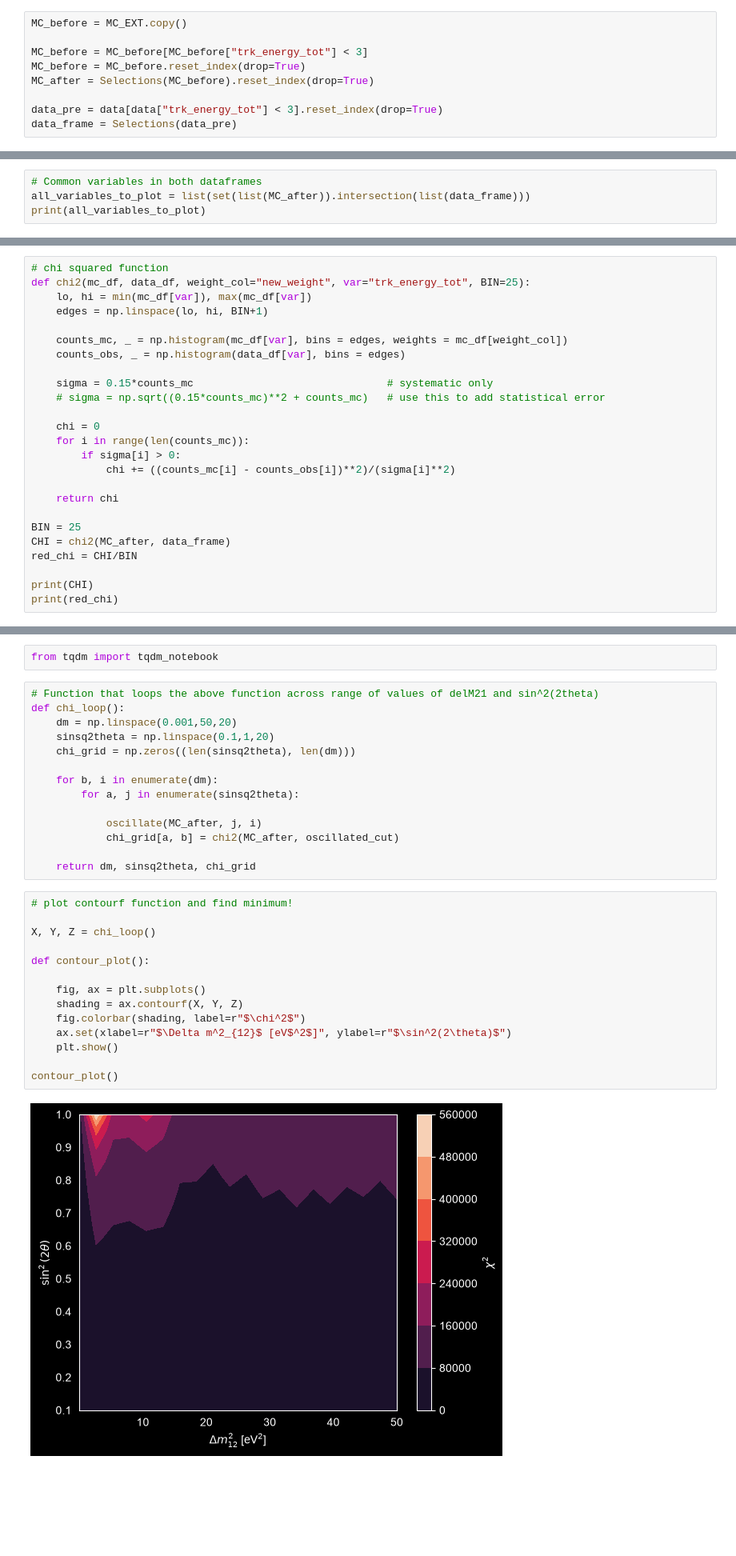
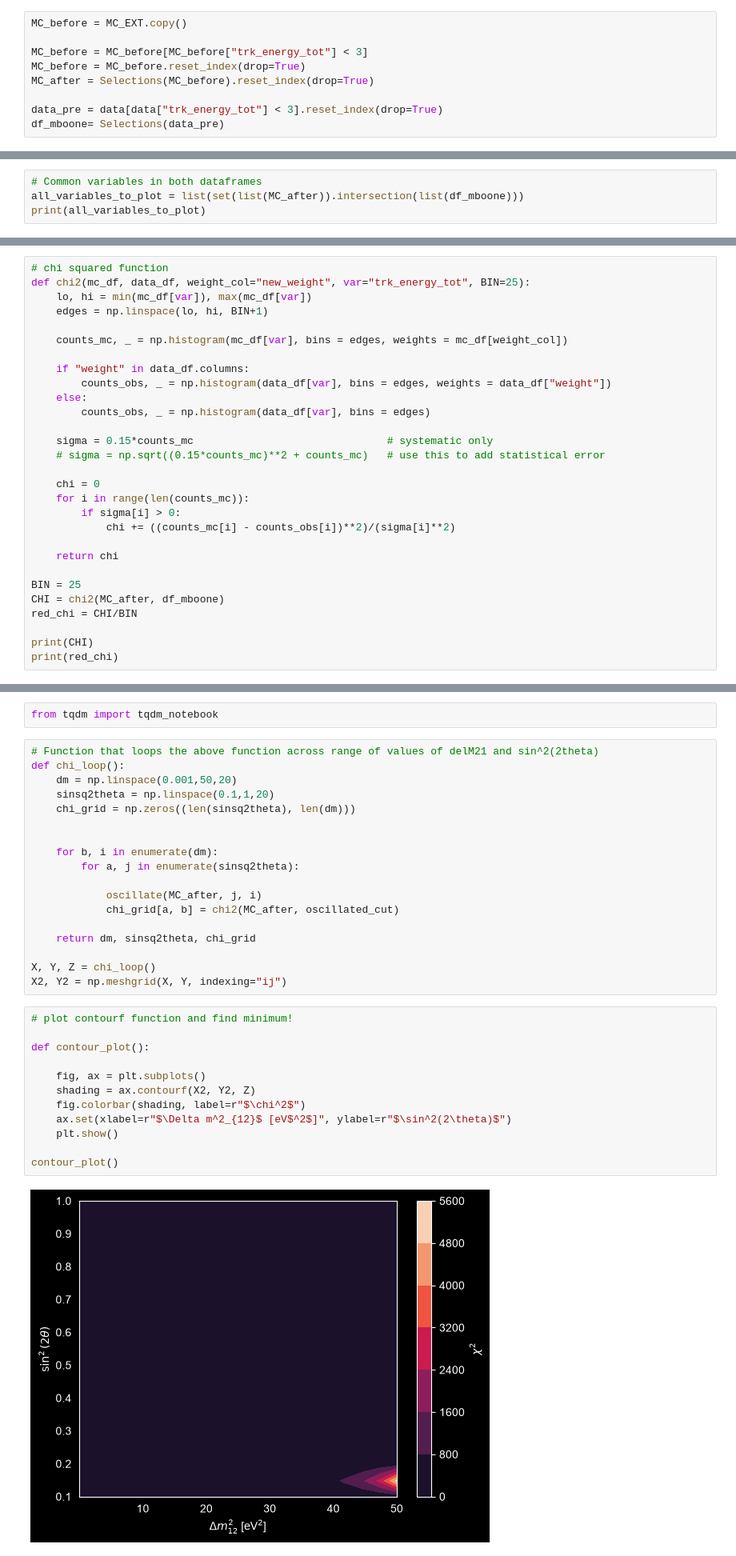
Before and after one commit to harrisonunwin/MicroBooNE_Lab, a Jupyter notebook: MainAnalysis_template.ipynb, the cells around one changed output, grey strips where cells are left out. Shown at 80% size. Drawn from its saved outputs; the diff is of its cells as text; blank space fills up the shorter version.

Commit message:
trying to fix contour plot

```diff
--- a/MainAnalysis_template.ipynb
+++ b/MainAnalysis_template.ipynb
@@ -422,12 +422,12 @@ MC_before = MC_before.reset_index(drop=True)
 MC_after = Selections(MC_before).reset_index(drop=True)
 
 data_pre = data[data["trk_energy_tot"] < 3].reset_index(drop=True)
-data_frame = Selections(data_pre)
+df_mboone= Selections(data_pre)
 # %% [markdown]
 # Plot all variables and decide on selection cuts
 Here is the section with the example histogram plots for each variable. Create a new cell and implement your own function to plot all the histograms.
 # %%
 # Common variables in both dataframes
-all_variables_to_plot = list(set(list(MC_after)).intersection(list(data_frame)))
+all_variables_to_plot = list(set(list(MC_after)).intersection(list(df_mboone)))
 print(all_variables_to_plot)
 # %% [output]
@@ -624,7 +638,11 @@ def chi2(mc_df, data_df, weight_col="new_weight", var="trk_energy_tot", BIN=25):
     edges = np.linspace(lo, hi, BIN+1)
 
     counts_mc, _ = np.histogram(mc_df[var], bins = edges, weights = mc_df[weight_col])
-    counts_obs, _ = np.histogram(data_df[var], bins = edges)
+
+    if "weight" in data_df.columns:
+        counts_obs, _ = np.histogram(data_df[var], bins = edges, weights = data_df["weight"])
+    else:
+        counts_obs, _ = np.histogram(data_df[var], bins = edges)
 
     sigma = 0.15*counts_mc                               # systematic only
     # sigma = np.sqrt((0.15*counts_mc)**2 + counts_mc)   # use this to add statistical error
@@ -637,7 +655,7 @@ def chi2(mc_df, data_df, weight_col="new_weight", var="trk_energy_tot", BIN=25):
     return chi
 
 BIN = 25
-CHI = chi2(MC_after, data_frame)
+CHI = chi2(MC_after, df_mboone)
 red_chi = CHI/BIN
 
 print(CHI)
@@ -675,6 +685,7 @@ def chi_loop():
     dm = np.linspace(0.001,50,20)
     sinsq2theta = np.linspace(0.1,1,20)
     chi_grid = np.zeros((len(sinsq2theta), len(dm)))
+
 
     for b, i in enumerate(dm):
         for a, j in enumerate(sinsq2theta):
@@ -683,22 +694,23 @@ def chi_loop():
             chi_grid[a, b] = chi2(MC_after, oscillated_cut)
 
     return dm, sinsq2theta, chi_grid
+
+X, Y, Z = chi_loop()
+X2, Y2 = np.meshgrid(X, Y, indexing="ij")
 # %%
 # plot contourf function and find minimum!
-
-X, Y, Z = chi_loop()
 
 def contour_plot():
 
     fig, ax = plt.subplots()
-    shading = ax.contourf(X, Y, Z)
+    shading = ax.contourf(X2, Y2, Z)
     fig.colorbar(shading, label=r"$\chi^2$")
     ax.set(xlabel=r"$\Delta m^2_{12}$ [eV$^2$]", ylabel=r"$\sin^2(2\theta)$")
     plt.show()
 
 contour_plot()
 # %% [output]
-[figure, old version]
+[figure, new version]
 # %%
 
 print(np.min(Z))
```
Also changed, not shown: parts of 20 cells of this notebook.
